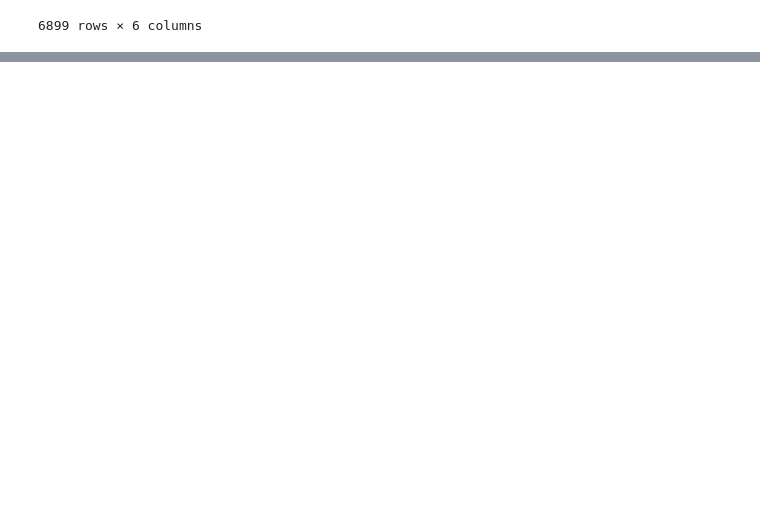
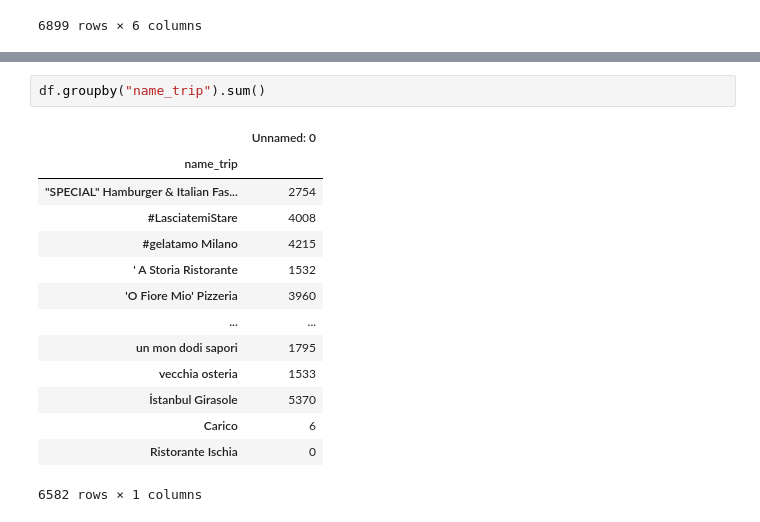
Before and after one commit to patrickk00/Exploring-Milan-s-restaurant-scene, a Jupyter notebook: notebook.ipynb, the cells around one changed output, grey strips where cells are left out. Drawn from its saved outputs; the diff is of its cells as text; blank space fills up the shorter version.

```diff
--- a/notebook.ipynb
+++ b/notebook.ipynb
@@ -273,0 +302,17 @@ dtype: object
+# %%
+df.groupby("name_trip").sum()
+# %% [output]
+|  | Unnamed: 0 |
+| name_trip |  |
+| "SPECIAL" Hamburger & Italian Fas... | 2754 |
+| #LasciatemiStare | 4008 |
+| #gelatamo Milano | 4215 |
+| ' A Storia Ristorante | 1532 |
+| 'O Fiore Mio' Pizzeria | 3960 |
+| ... | ... |
+| un mon dodi sapori | 1795 |
+| vecchia osteria | 1533 |
+| İstanbul Girasole | 5370 |
+| Carico | 6 |
+| Ristorante Ischia | 0 |
+6582 rows × 1 columns
```
Also changed, not shown: parts of 10 cells of this notebook.
